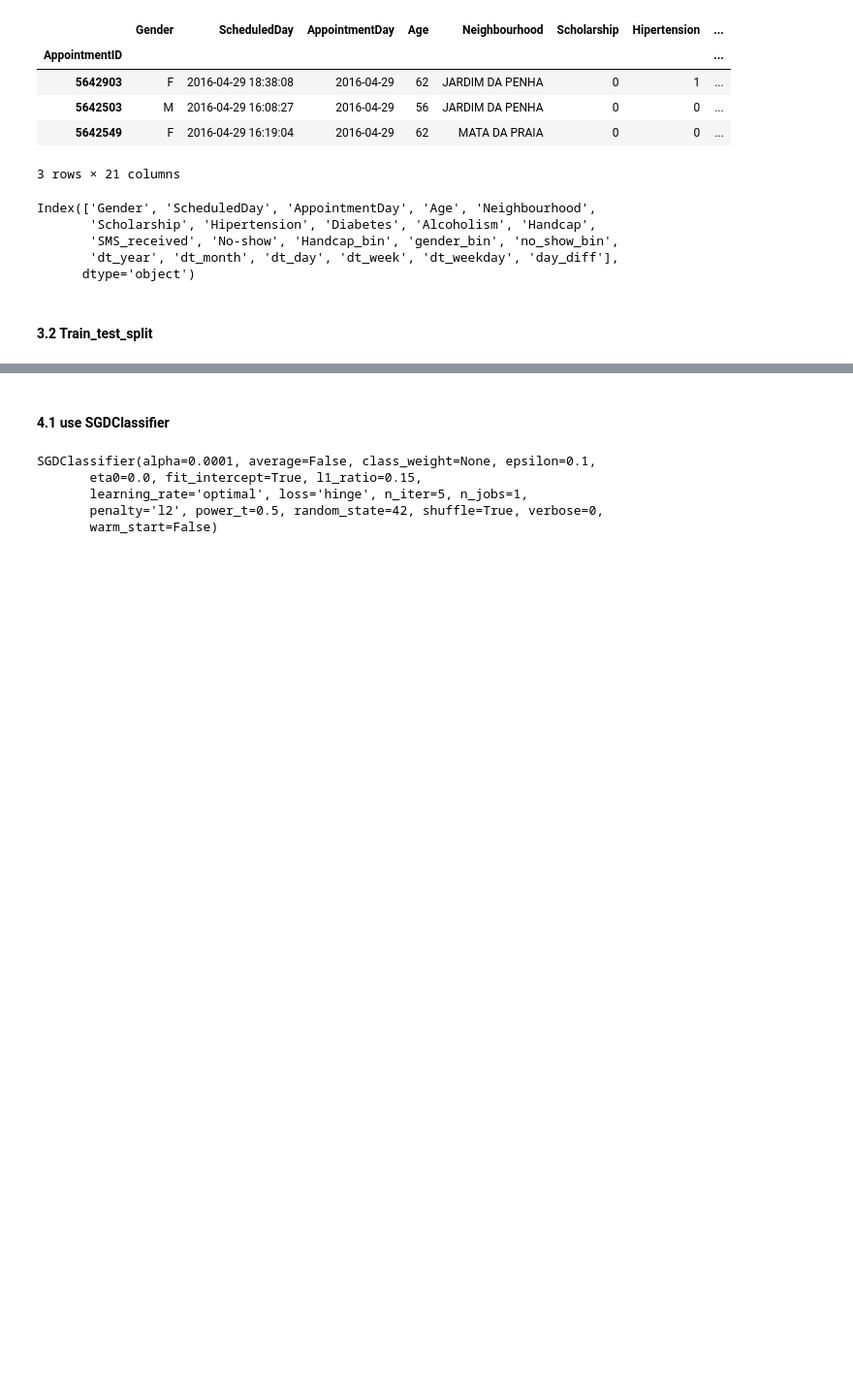
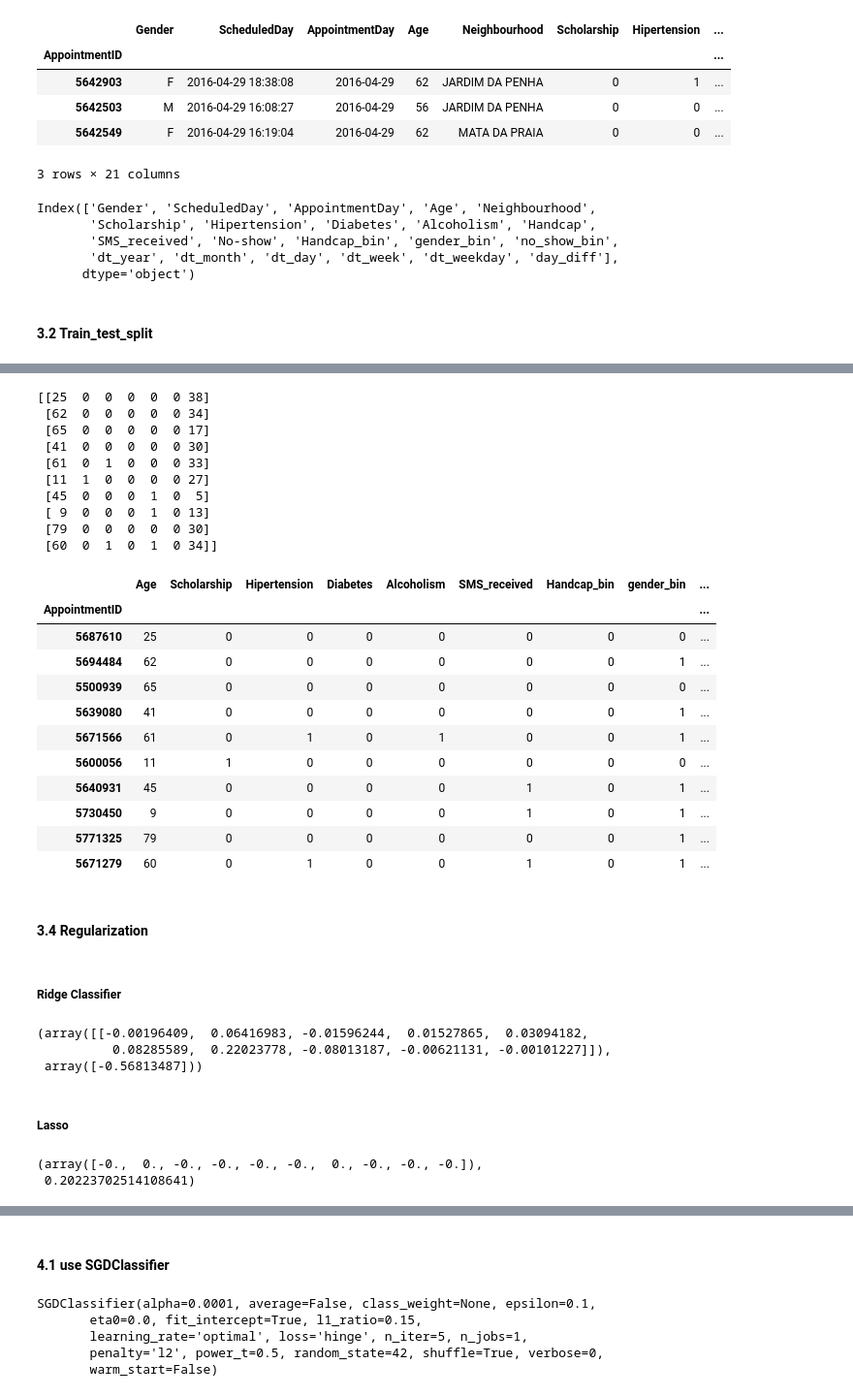
Before and after one commit to wanggene/research, a Jupyter notebook: P06_MedicalAppointment/PML_03_Medical_Appointment.ipynb, the cells around one changed output, grey strips where cells are left out. Shown: that part at 97% size. Cells and saved outputs as stored; diff of their text form; code cells hidden in the pictures; blank space fills up the shorter version.

```diff
--- a/P06_MedicalAppointment/PML_03_Medical_Appointment.ipynb
+++ b/P06_MedicalAppointment/PML_03_Medical_Appointment.ipynb
@@ -409 +516,51 @@ X_train.head(10)
+# %%
+print(percent80[:10, ])
+X_train.iloc[:10, ]
+# %% [output]
+[[25  0  0  0  0  0 38]
+ [62  0  0  0  0  0 34]
+ [65  0  0  0  0  0 17]
+ [41  0  0  0  0  0 30]
+ [61  0  1  0  0  0 33]
+ [11  1  0  0  0  0 27]
+ [45  0  0  0  1  0  5]
+ [ 9  0  0  0  1  0 13]
+ [79  0  0  0  0  0 30]
+ [60  0  1  0  1  0 34]]
+|  | Age | Scholarship | Hipertension | Diabetes | Alcoholism | SMS_received | Handcap_bin | gender_bin | ... |
+| AppointmentID |  |  |  |  |  |  |  |  | ... |
+| 5687610 | 25 | 0 | 0 | 0 | 0 | 0 | 0 | 0 | ... |
+| 5694484 | 62 | 0 | 0 | 0 | 0 | 0 | 0 | 1 | ... |
+| 5500939 | 65 | 0 | 0 | 0 | 0 | 0 | 0 | 0 | ... |
+| 5639080 | 41 | 0 | 0 | 0 | 0 | 0 | 0 | 1 | ... |
+| 5671566 | 61 | 0 | 1 | 0 | 1 | 0 | 0 | 1 | ... |
+| 5600056 | 11 | 1 | 0 | 0 | 0 | 0 | 0 | 0 | ... |
+| 5640931 | 45 | 0 | 0 | 0 | 0 | 1 | 0 | 1 | ... |
+| 5730450 | 9 | 0 | 0 | 0 | 0 | 1 | 0 | 1 | ... |
+| 5771325 | 79 | 0 | 0 | 0 | 0 | 0 | 0 | 1 | ... |
+| 5671279 | 60 | 0 | 1 | 0 | 0 | 1 | 0 | 1 | ... |
+# %% [markdown]
+#### 3.4 Regularization
+# %% [markdown]
+##### Ridge Classifier
+# %%
+from sklearn.linear_model import RidgeClassifier
+ridge_clf = RidgeClassifier(alpha = 1)          # create a ridge regression instance
+ridge_clf.fit(X_train, y_train)                 # fit data
+ridge_clf.coef_, ridge_clf.intercept_               # print out the coefficients
+# %% [output]
+(array([[-0.00196409,  0.06416983, -0.01596244,  0.01527865,  0.03094182,
+          0.08285589,  0.22023778, -0.08013187, -0.00621131, -0.00101227]]),
+ array([-0.56813487]))
+# %% [markdown]
+##### Lasso
+# %%
+## coefficients
+from sklearn.linear_model import Lasso
+lasso_clf = Lasso(alpha=1) # create a lasso instance
+lasso_clf.fit(X_train, y_train) # fit data
+lasso_clf.coef_, lasso_clf.intercept_ # print out the coefficients
+# %% [output]
+(array([-0.,  0., -0., -0., -0., -0.,  0., -0., -0., -0.]),
+ 0.20223702514108641)
 # %% [markdown]
```
Also changed, not shown: parts of 30 cells of this notebook.
